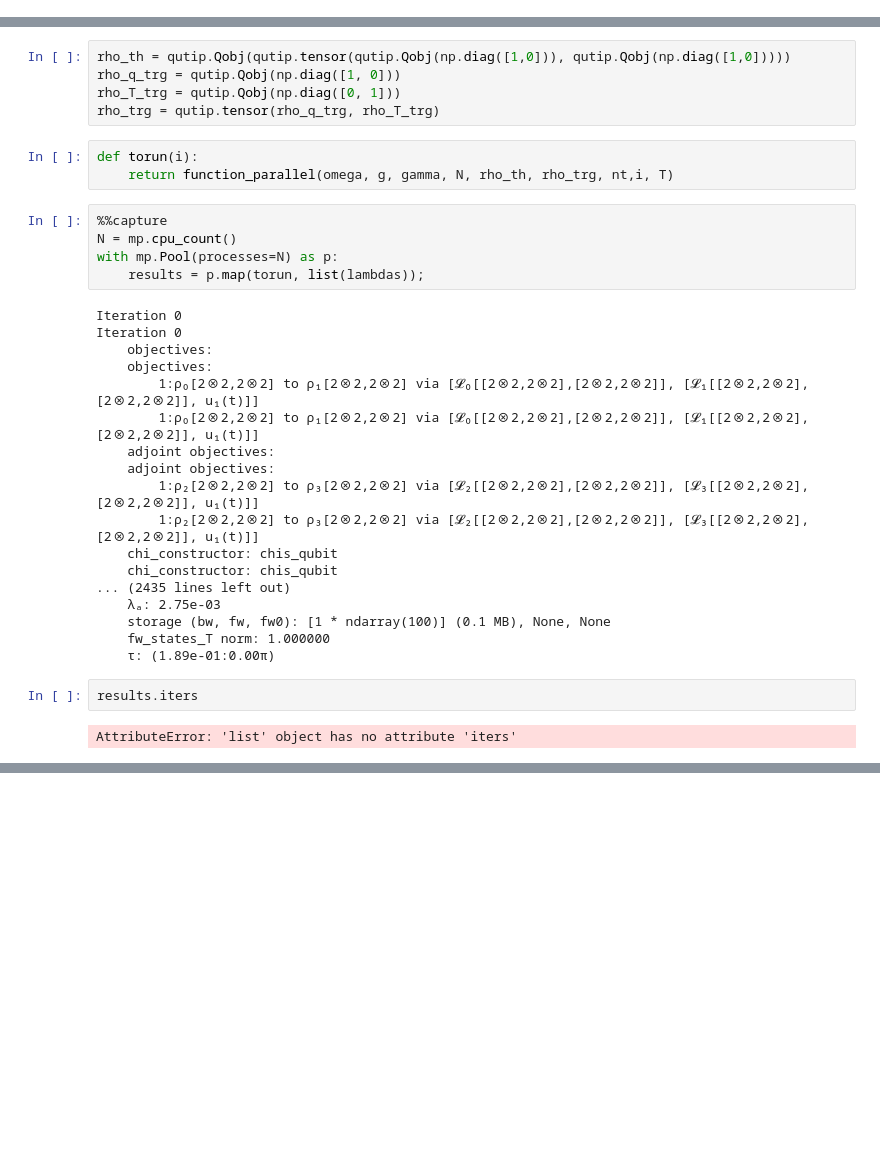
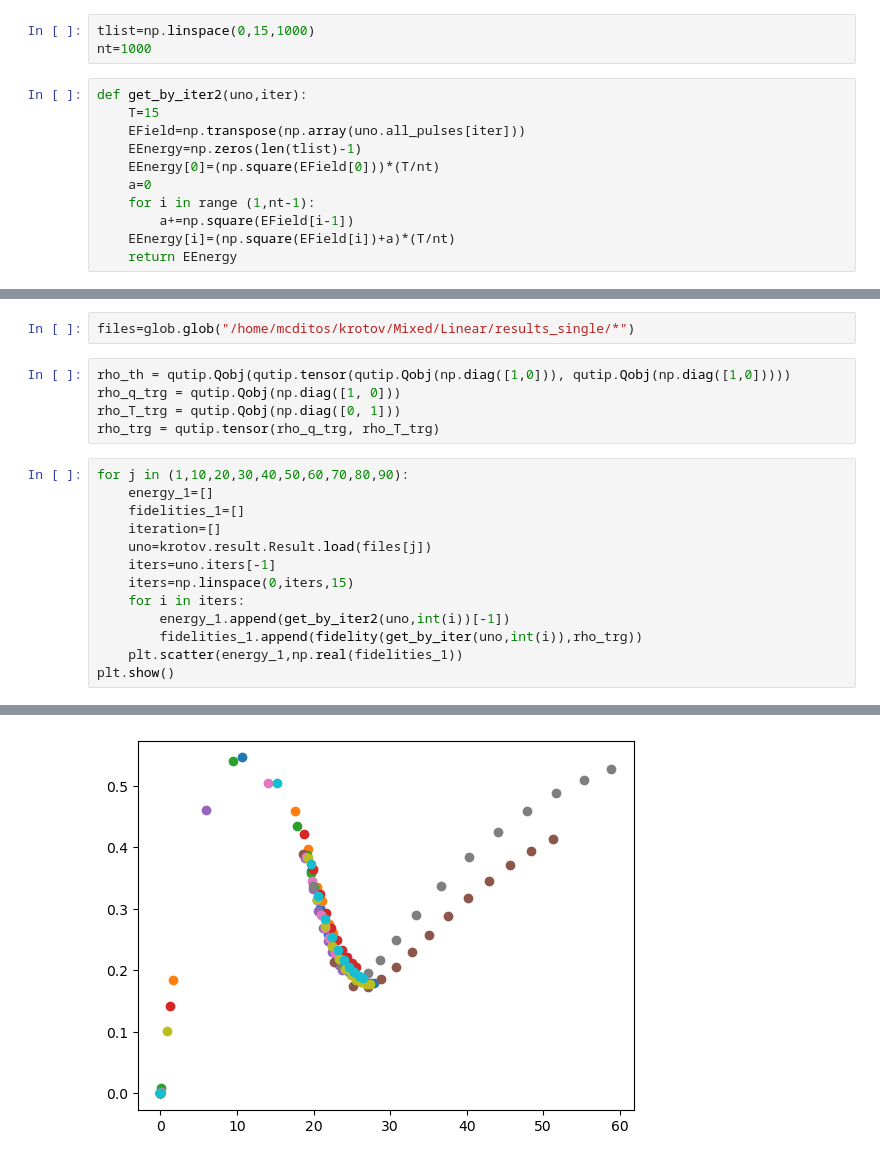
Before and after one commit to gsuarezr/krotov, a Jupyter notebook: Mixed/Linear/qubit_file.ipynb, the cells around one changed output, grey strips where cells are left out. Saved outputs shown, nothing was run; the diff lists cells and outputs as text; blank space fills up the shorter version.

```diff
--- a/Mixed/Linear/qubit_file.ipynb
+++ b/Mixed/Linear/qubit_file.ipynb
@@ -11,0 +13,14 @@ lambdas=np.linspace(0.0005,0.005,3)#Number of lambdas to probe
+# %%
+tlist=np.linspace(0,15,1000)
+nt=1000
+# %%
+def get_by_iter2(uno,iter):
+    T=15
+    EField=np.transpose(np.array(uno.all_pulses[iter]))
+    EEnergy=np.zeros(len(tlist)-1)
+    EEnergy[0]=(np.square(EField[0]))*(T/nt)
+    a=0
+    for i in range (1,nt-1):
+        a+=np.square(EField[i-1])
+    EEnergy[i]=(np.square(EField[i])+a)*(T/nt)
+    return EEnergy
@@ -12,35 +30,21 @@ lambdas=np.linspace(0.0005,0.005,3)#Number of lambdas to probe
+# %%
+files=glob.glob("/home/mcditos/krotov/Mixed/Linear/results_single/*")
 # %%
 rho_th = qutip.Qobj(qutip.tensor(qutip.Qobj(np.diag([1,0])), qutip.Qobj(np.diag([1,0]))))
 rho_q_trg = qutip.Qobj(np.diag([1, 0]))
 rho_T_trg = qutip.Qobj(np.diag([0, 1]))
 rho_trg = qutip.tensor(rho_q_trg, rho_T_trg)
-# %%
-def torun(i):
-    return function_parallel(omega, g, gamma, N, rho_th, rho_trg, nt,i, T)
-# %%
-%%capture
-N = mp.cpu_count()
-with mp.Pool(processes=N) as p:
-    results = p.map(torun, list(lambdas));
-# %% [output]
-Iteration 0
-Iteration 0
-    objectives:
-    objectives:
-        1:ρ₀[2⊗2,2⊗2] to ρ₁[2⊗2,2⊗2] via [𝓛₀[[2⊗2,2⊗2],[2⊗2,2⊗2]], [𝓛₁[[2⊗2,2⊗2],[2⊗2,2⊗2]], u₁(t)]]
-        1:ρ₀[2⊗2,2⊗2] to ρ₁[2⊗2,2⊗2] via [𝓛₀[[2⊗2,2⊗2],[2⊗2,2⊗2]], [𝓛₁[[2⊗2,2⊗2],[2⊗2,2⊗2]], u₁(t)]]
-    adjoint objectives:
-    adjoint objectives:
-        1:ρ₂[2⊗2,2⊗2] to ρ₃[2⊗2,2⊗2] via [𝓛₂[[2⊗2,2⊗2],[2⊗2,2⊗2]], [𝓛₃[[2⊗2,2⊗2],[2⊗2,2⊗2]], u₁(t)]]
-        1:ρ₂[2⊗2,2⊗2] to ρ₃[2⊗2,2⊗2] via [𝓛₂[[2⊗2,2⊗2],[2⊗2,2⊗2]], [𝓛₃[[2⊗2,2⊗2],[2⊗2,2⊗2]], u₁(t)]]
-    chi_constructor: chis_qubit
-    chi_constructor: chis_qubit
-... (2435 lines left out)
-    λₐ: 2.75e-03
-    storage (bw, fw, fw0): [1 * ndarray(100)] (0.1 MB), None, None
-    fw_states_T norm: 1.000000
-    τ: (1.89e-01:0.00π)
-# %%
-results.iters
-# %% [output]
-AttributeError: 'list' object has no attribute 'iters'
+# %%
+for j in (1,10,20,30,40,50,60,70,80,90):
+    energy_1=[]
+    fidelities_1=[]
+    iteration=[]
+    uno=krotov.result.Result.load(files[j])
+    iters=uno.iters[-1]
+    iters=np.linspace(0,iters,15)
+    for i in iters:
+        energy_1.append(get_by_iter2(uno,int(i))[-1])
+        fidelities_1.append(fidelity(get_by_iter(uno,int(i)),rho_trg))
+    plt.scatter(energy_1,np.real(fidelities_1))
+plt.show()
+# %% [output]
@@ -46,0 +61 @@ AttributeError: 'list' object has no attribute 'iters'
+[figure, added]
```
Also changed, not shown: parts of 11 cells of this notebook, 1 other file.
